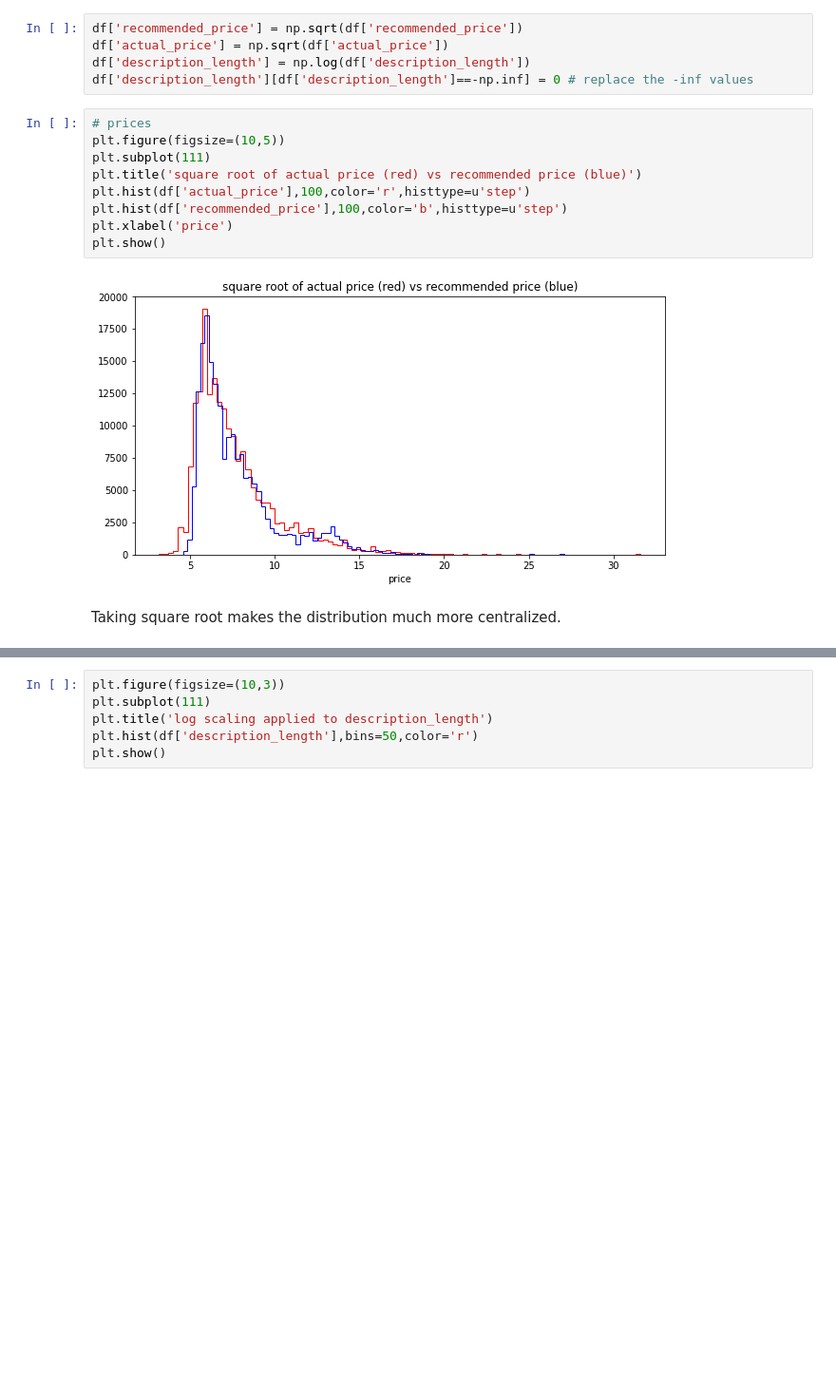
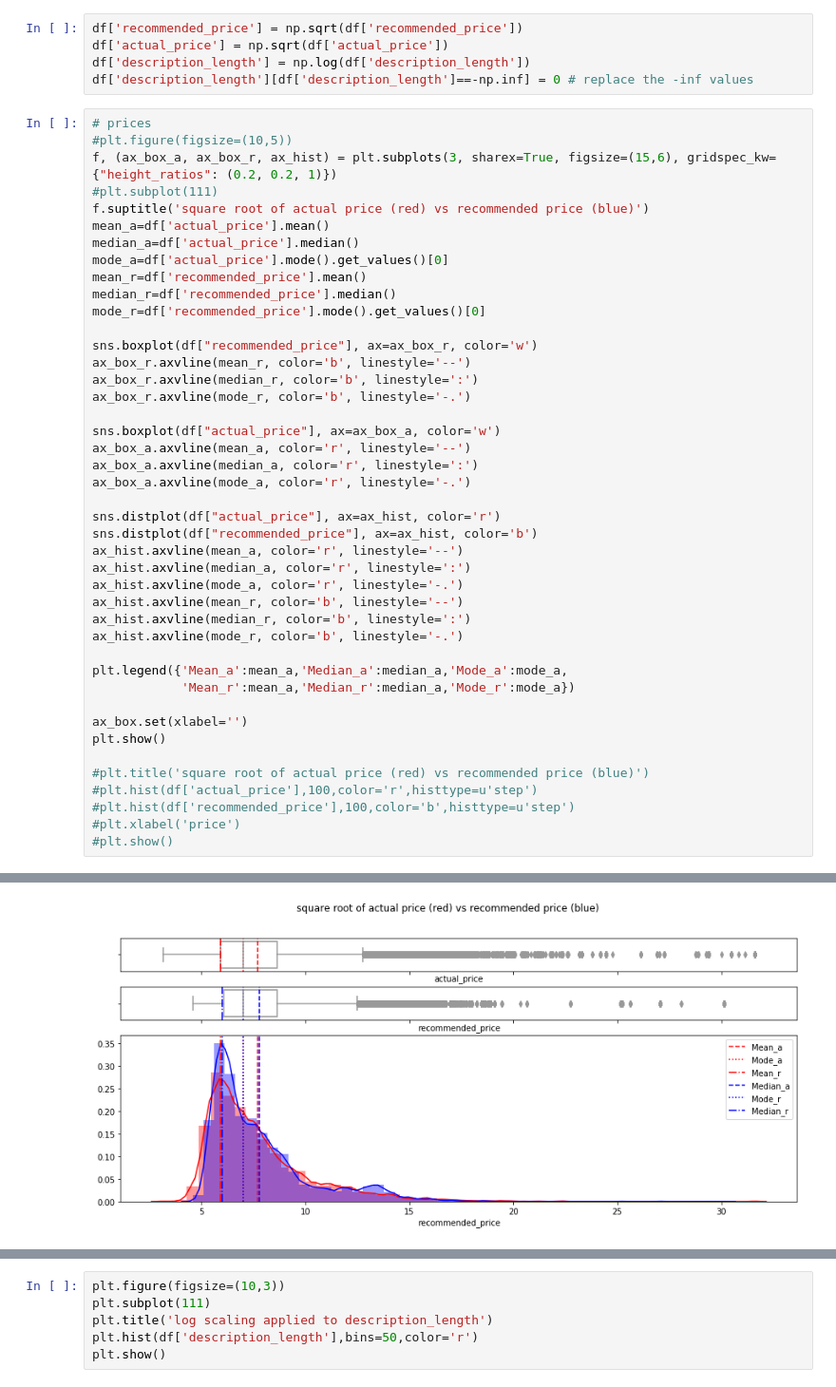
Before and after one commit to ginochen/Dual-branched_DNN_SVM, a Jupyter notebook: Dual_branched_DNN_SVM.ipynb, the cells around one changed output, grey strips where cells are left out. Shown at 95% size. Saved outputs shown, nothing was run; the diff lists cells and outputs as text; blank space fills up the shorter version.

```diff
--- a/Dual_branched_DNN_SVM.ipynb
+++ b/Dual_branched_DNN_SVM.ipynb
@@ -278,16 +301,47 @@ df['recommended_price'] = np.sqrt(df['recommended_price'])
 df['actual_price'] = np.sqrt(df['actual_price'])
 df['description_length'] = np.log(df['description_length'])
 df['description_length'][df['description_length']==-np.inf] = 0 # replace the -inf values
-# %%
-# prices
-plt.figure(figsize=(10,5))
-plt.subplot(111)
-plt.title('square root of actual price (red) vs recommended price (blue)')
-plt.hist(df['actual_price'],100,color='r',histtype=u'step')
-plt.hist(df['recommended_price'],100,color='b',histtype=u'step')
-plt.xlabel('price')
-plt.show()
-# %% [output]
-[figure, removed]
-# %% [markdown]
-Taking square root makes the distribution much more centralized.
+# %%
+# prices
+#plt.figure(figsize=(10,5))
+f, (ax_box_a, ax_box_r, ax_hist) = plt.subplots(3, sharex=True, figsize=(15,6), gridspec_kw= {"height_ratios": (0.2, 0.2, 1)})
+#plt.subplot(111)
+f.suptitle('square root of actual price (red) vs recommended price (blue)')
+mean_a=df['actual_price'].mean()
+median_a=df['actual_price'].median()
+mode_a=df['actual_price'].mode().get_values()[0]
+mean_r=df['recommended_price'].mean()
+median_r=df['recommended_price'].median()
+mode_r=df['recommended_price'].mode().get_values()[0]
+
+sns.boxplot(df["recommended_price"], ax=ax_box_r, color='w')
+ax_box_r.axvline(mean_r, color='b', linestyle='--')
+ax_box_r.axvline(median_r, color='b', linestyle=':')
+ax_box_r.axvline(mode_r, color='b', linestyle='-.')
+
+sns.boxplot(df["actual_price"], ax=ax_box_a, color='w')
+ax_box_a.axvline(mean_a, color='r', linestyle='--')
+ax_box_a.axvline(median_a, color='r', linestyle=':')
+ax_box_a.axvline(mode_a, color='r', linestyle='-.')
+
+sns.distplot(df["actual_price"], ax=ax_hist, color='r')
+sns.distplot(df["recommended_price"], ax=ax_hist, color='b')
+ax_hist.axvline(mean_a, color='r', linestyle='--')
+ax_hist.axvline(median_a, color='r', linestyle=':')
+ax_hist.axvline(mode_a, color='r', linestyle='-.')
+ax_hist.axvline(mean_r, color='b', linestyle='--')
+ax_hist.axvline(median_r, color='b', linestyle=':')
+ax_hist.axvline(mode_r, color='b', linestyle='-.')
+
+plt.legend({'Mean_a':mean_a,'Median_a':median_a,'Mode_a':mode_a,
+            'Mean_r':mean_a,'Median_r':median_a,'Mode_r':mode_a})
+
+ax_box.set(xlabel='')
+plt.show()
+
+#plt.title('square root of actual price (red) vs recommended price (blue)')
+#plt.hist(df['actual_price'],100,color='r',histtype=u'step')
+#plt.hist(df['recommended_price'],100,color='b',histtype=u'step')
+#plt.xlabel('price')
+#plt.show()
+# %% [output]
@@ -293,0 +349 @@ Taking square root makes the distribution much more centralized.
+[figure, added]
```
Also changed, not shown: parts of 10 cells of this notebook.
